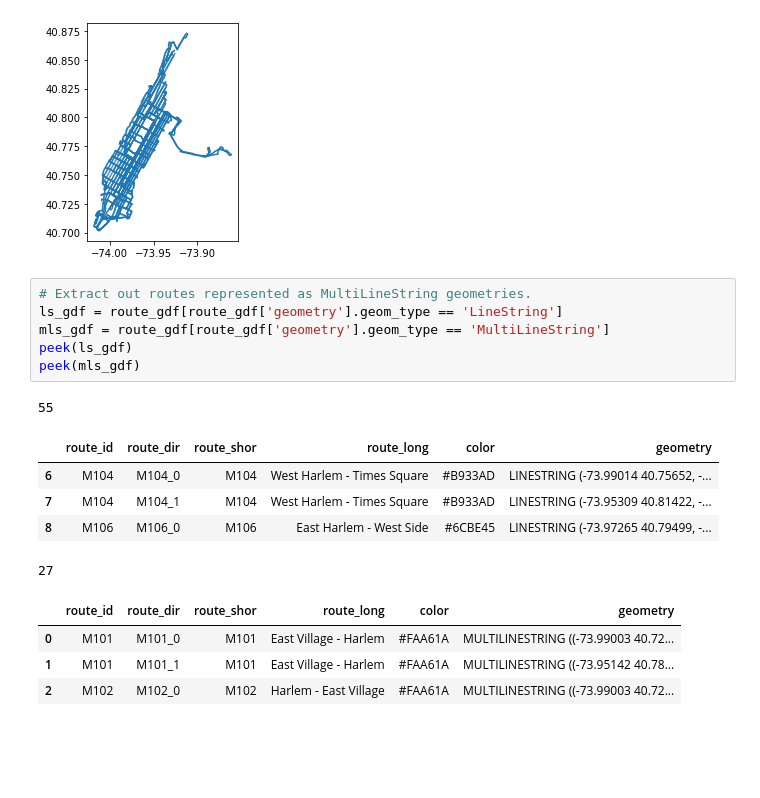
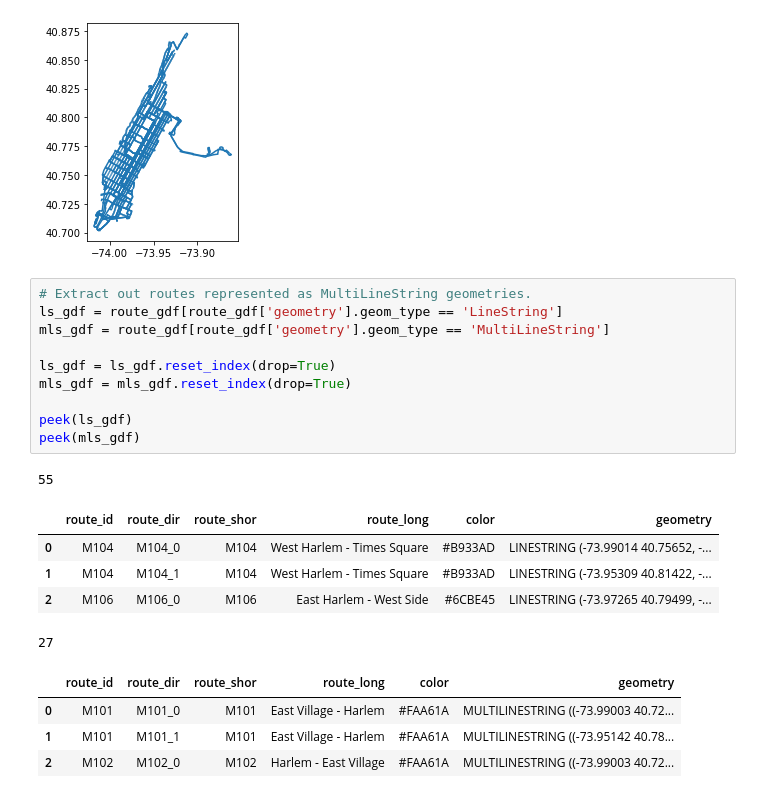
Before and after one commit to cpcarey/nyu-cusp-gtfs-bus, a Jupyter notebook: src/notebooks/shp/0101_repair_route_shp_files.ipynb, the cells around one changed output. Cells and saved outputs as stored; diff of their text form; blank space fills up the shorter version.

```diff
--- a/src/notebooks/shp/0101_repair_route_shp_files.ipynb
+++ b/src/notebooks/shp/0101_repair_route_shp_files.ipynb
@@ -43,15 +47,19 @@ route_gdf.plot()
 # %%
 # Extract out routes represented as MultiLineString geometries.
 ls_gdf = route_gdf[route_gdf['geometry'].geom_type == 'LineString']
 mls_gdf = route_gdf[route_gdf['geometry'].geom_type == 'MultiLineString']
+
+ls_gdf = ls_gdf.reset_index(drop=True)
+mls_gdf = mls_gdf.reset_index(drop=True)
+
 peek(ls_gdf)
 peek(mls_gdf)
 # %% [output]
 55
 |  | route_id | route_dir | route_shor | route_long | color | geometry |
-| 6 | M104 | M104_0 | M104 | West Harlem - Times Square | #B933AD | LINESTRING (-73.99014 40.75652, -... |
-| 7 | M104 | M104_1 | M104 | West Harlem - Times Square | #B933AD | LINESTRING (-73.95309 40.81422, -... |
-| 8 | M106 | M106_0 | M106 | East Harlem - West Side | #6CBE45 | LINESTRING (-73.97265 40.79499, -... |
+| 0 | M104 | M104_0 | M104 | West Harlem - Times Square | #B933AD | LINESTRING (-73.99014 40.75652, -... |
+| 1 | M104 | M104_1 | M104 | West Harlem - Times Square | #B933AD | LINESTRING (-73.95309 40.81422, -... |
+| 2 | M106 | M106_0 | M106 | East Harlem - West Side | #6CBE45 | LINESTRING (-73.97265 40.79499, -... |
 27
 |  | route_id | route_dir | route_shor | route_long | color | geometry |
 | 0 | M101 | M101_0 | M101 | East Village - Harlem | #FAA61A | MULTILINESTRING ((-73.99003 40.72... |
```
Also changed, not shown: parts of 16 cells of this notebook, 4 other files.
